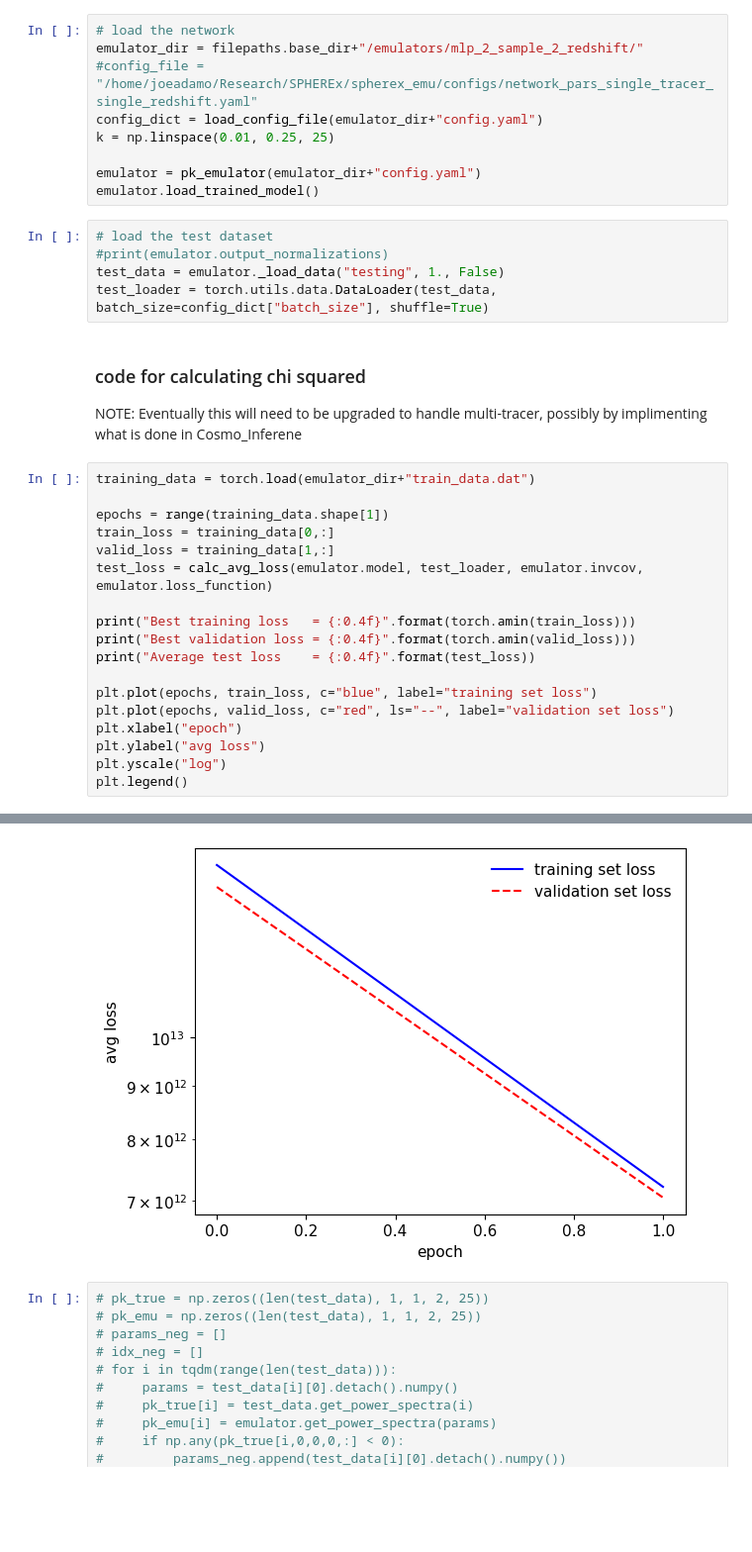
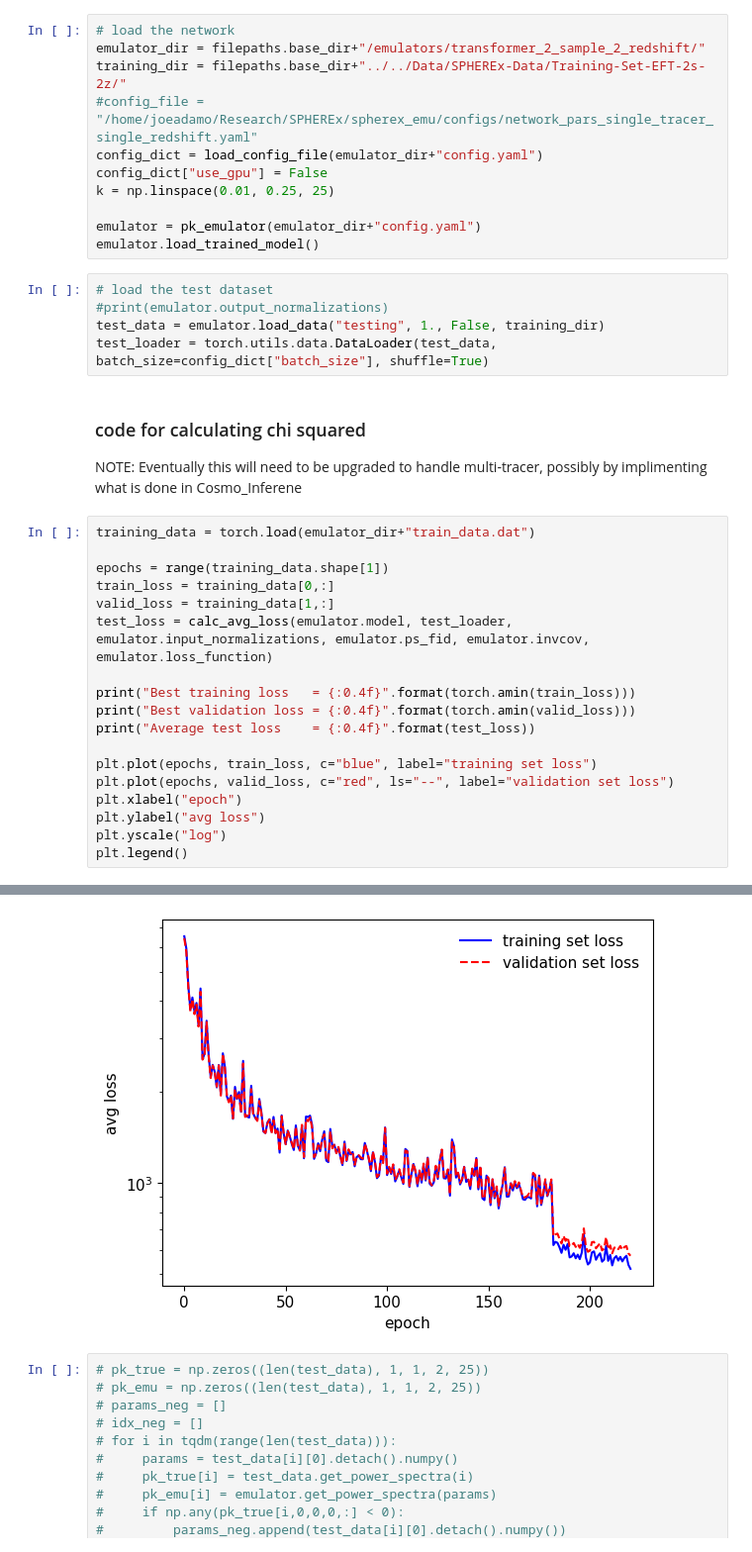
Before and after one commit to jadamo/spherex_emu, a Jupyter notebook: notebooks/Test-Network.ipynb, the cells around one changed output, grey strips where cells are left out. Shown at 99% size. Cells and saved outputs as stored; diff of their text form; blank space fills up the shorter version.

Commit message:
updated testing notebook

```diff
--- a/notebooks/Test-Network.ipynb
+++ b/notebooks/Test-Network.ipynb
@@ -101,9 +101,11 @@ def plot_heatmap(params, data, label, extents, cmap, log_scale, median=False):
 # chi2 = np.sum(chi2_component)
 # %%
 # load the network
-emulator_dir = filepaths.base_dir+"/emulators/mlp_2_sample_2_redshift/"
+emulator_dir = filepaths.base_dir+"/emulators/transformer_2_sample_2_redshift/"
+training_dir = filepaths.base_dir+"../../Data/SPHEREx-Data/Training-Set-EFT-2s-2z/"
 #config_file = "/home/joeadamo/Research/SPHEREx/spherex_emu/configs/network_pars_single_tracer_single_redshift.yaml"
 config_dict = load_config_file(emulator_dir+"config.yaml")
+config_dict["use_gpu"] = False
 k = np.linspace(0.01, 0.25, 25)
 
 emulator = pk_emulator(emulator_dir+"config.yaml")
@@ -111,7 +113,7 @@ emulator.load_trained_model()
 # %%
 # load the test dataset
 #print(emulator.output_normalizations)
-test_data = emulator._load_data("testing", 1., False)
+test_data = emulator.load_data("testing", 1., False, training_dir)
 test_loader = torch.utils.data.DataLoader(test_data, batch_size=config_dict["batch_size"], shuffle=True)
 # %% [markdown]
 ### code for calculating chi squared
@@ -123,7 +125,7 @@ training_data = torch.load(emulator_dir+"train_data.dat")
 epochs = range(training_data.shape[1])
 train_loss = training_data[0,:]
 valid_loss = training_data[1,:]
-test_loss = calc_avg_loss(emulator.model, test_loader, emulator.invcov, emulator.loss_function)
+test_loss = calc_avg_loss(emulator.model, test_loader, emulator.input_normalizations, emulator.ps_fid, emulator.invcov, emulator.loss_function)
 
 print("Best training loss   = {:0.4f}".format(torch.amin(train_loss)))
 print("Best validation loss = {:0.4f}".format(torch.amin(valid_loss)))
@@ -142,5 +144,5 @@ Average test loss    = 7253381475205.1201
 <matplotlib.legend.Legend at 0x...>
-[figure, old version]
+[figure, new version]
 # %%
 # pk_true = np.zeros((len(test_data), 1, 1, 2, 25))
 # pk_emu = np.zeros((len(test_data), 1, 1, 2, 25))
```
Also changed, not shown: parts of 7 cells of this notebook, 1 other file.
